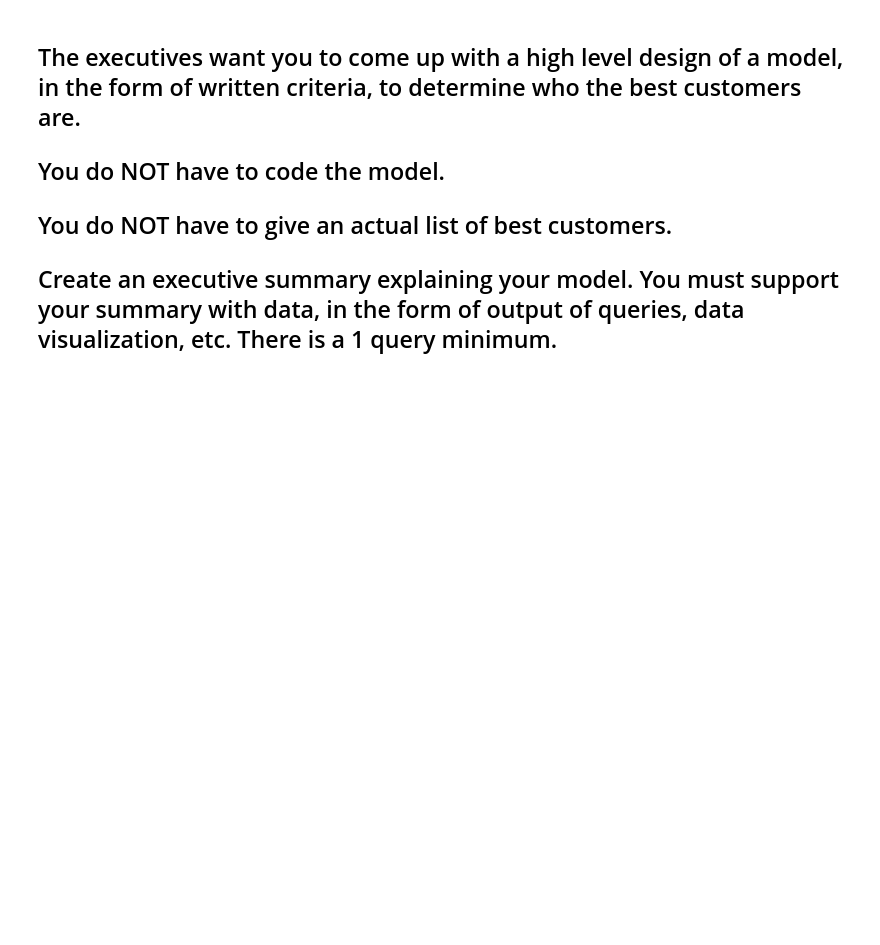
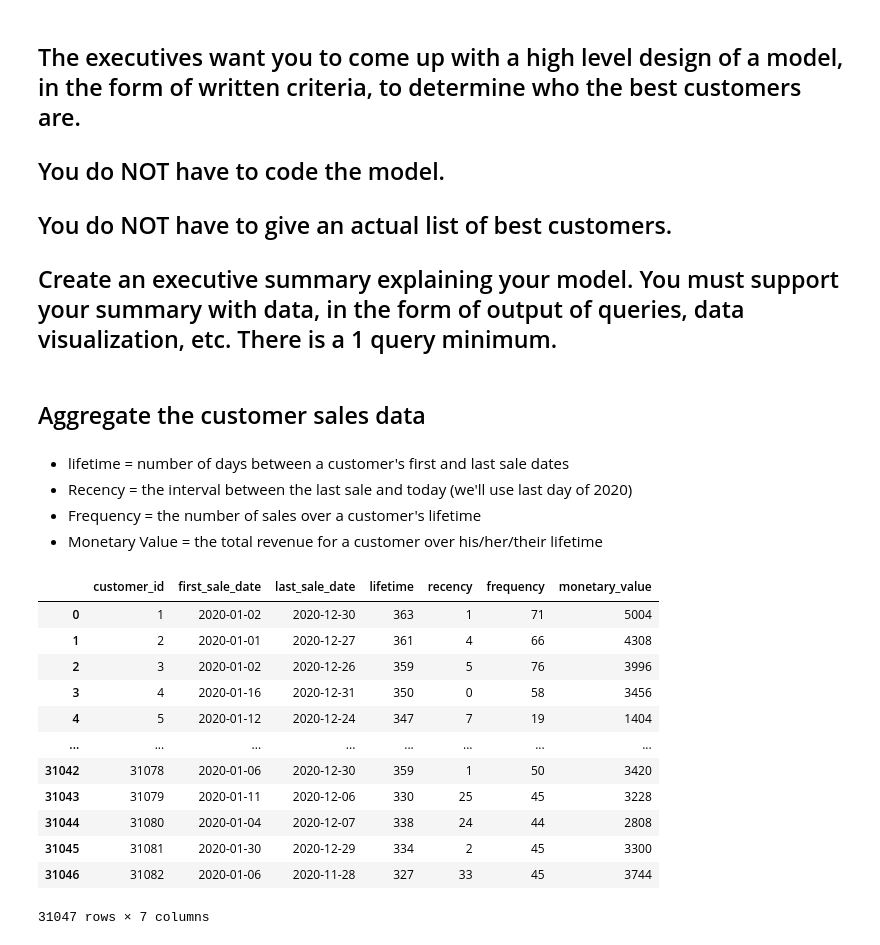
Before and after one commit to scabanela-ischool/Data_Engineering_Proj1_Querying, a Jupyter notebook: project_1_5.ipynb, the cells around one changed output. Drawn from its saved outputs; the diff is of its cells as text; code cells hidden in the pictures; blank space fills up the shorter version.

```diff
--- a/project_1_5.ipynb
+++ b/project_1_5.ipynb
@@ -85,3 +86,46 @@ cursor = connection.cursor()
 ## You do NOT have to give an actual list of best customers.
 
 ## Create an executive summary explaining your model. You must support your summary with data, in the form of output of queries, data visualization, etc. There is a 1 query minimum.
+# %% [markdown]
+## Aggregate the customer sales data
+# %% [markdown]
+* lifetime = number of days between a customer's first and last sale dates
+* Recency = the interval between the last sale and today (we'll use last day of 2020)
+* Frequency = the number of sales over a customer's lifetime
+* Monetary Value = the total revenue for a customer over his/her/their lifetime
+# %%
+rollback_before_flag = True
+rollback_after_flag = True
+
+query = """
+
+select customer_id,
+        min(sale_date) as first_sale_date,
+        max(sale_date) as last_sale_date,
+        max(sale_date) - min(sale_date) as lifetime,
+        '2020-12-31' - max(sale_date) as recency,
+        count(distinct(store_id, sale_id)) as frequency,
+        sum(total_amount) as monetary_value
+from sales
+group by customer_id
+order by customer_id
+
+"""
+
+
+aggregated_customer_df = my_select_query_pandas(query, rollback_before_flag, rollback_after_flag)
+aggregated_customer_df
+# %% [output]
+|  | customer_id | first_sale_date | last_sale_date | lifetime | recency | frequency | monetary_value |
+| 0 | 1 | 2020-01-02 | 2020-12-30 | 363 | 1 | 71 | 5004 |
+| 1 | 2 | 2020-01-01 | 2020-12-27 | 361 | 4 | 66 | 4308 |
+| 2 | 3 | 2020-01-02 | 2020-12-26 | 359 | 5 | 76 | 3996 |
+| 3 | 4 | 2020-01-16 | 2020-12-31 | 350 | 0 | 58 | 3456 |
+| 4 | 5 | 2020-01-12 | 2020-12-24 | 347 | 7 | 19 | 1404 |
+| ... | ... | ... | ... | ... | ... | ... | ... |
+| 31042 | 31078 | 2020-01-06 | 2020-12-30 | 359 | 1 | 50 | 3420 |
+| 31043 | 31079 | 2020-01-11 | 2020-12-06 | 330 | 25 | 45 | 3228 |
+| 31044 | 31080 | 2020-01-04 | 2020-12-07 | 338 | 24 | 44 | 2808 |
+| 31045 | 31081 | 2020-01-30 | 2020-12-29 | 334 | 2 | 45 | 3300 |
+| 31046 | 31082 | 2020-01-06 | 2020-11-28 | 327 | 33 | 45 | 3744 |
+31047 rows × 7 columns
```
Also changed, not shown: parts of 5 cells of this notebook.
